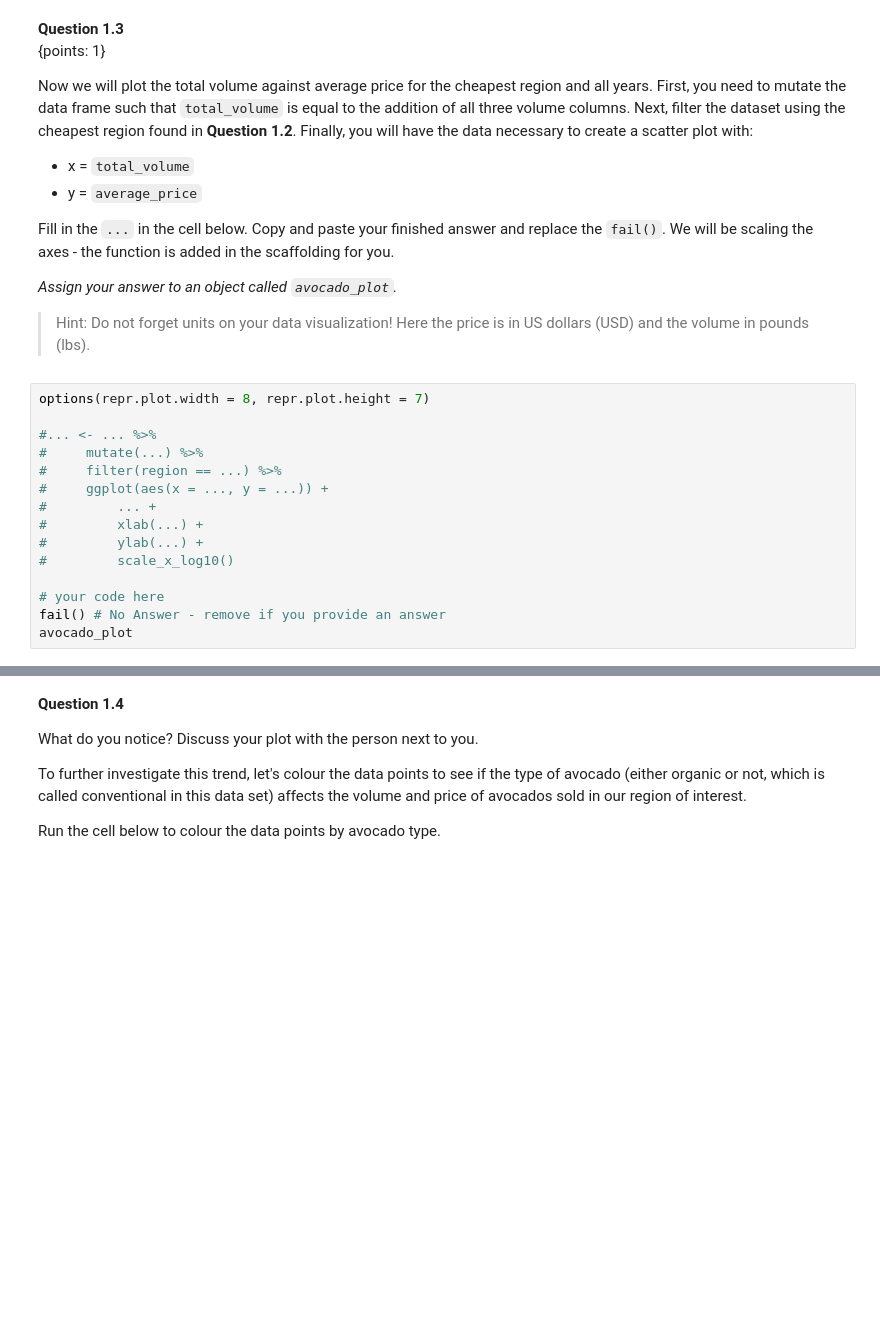
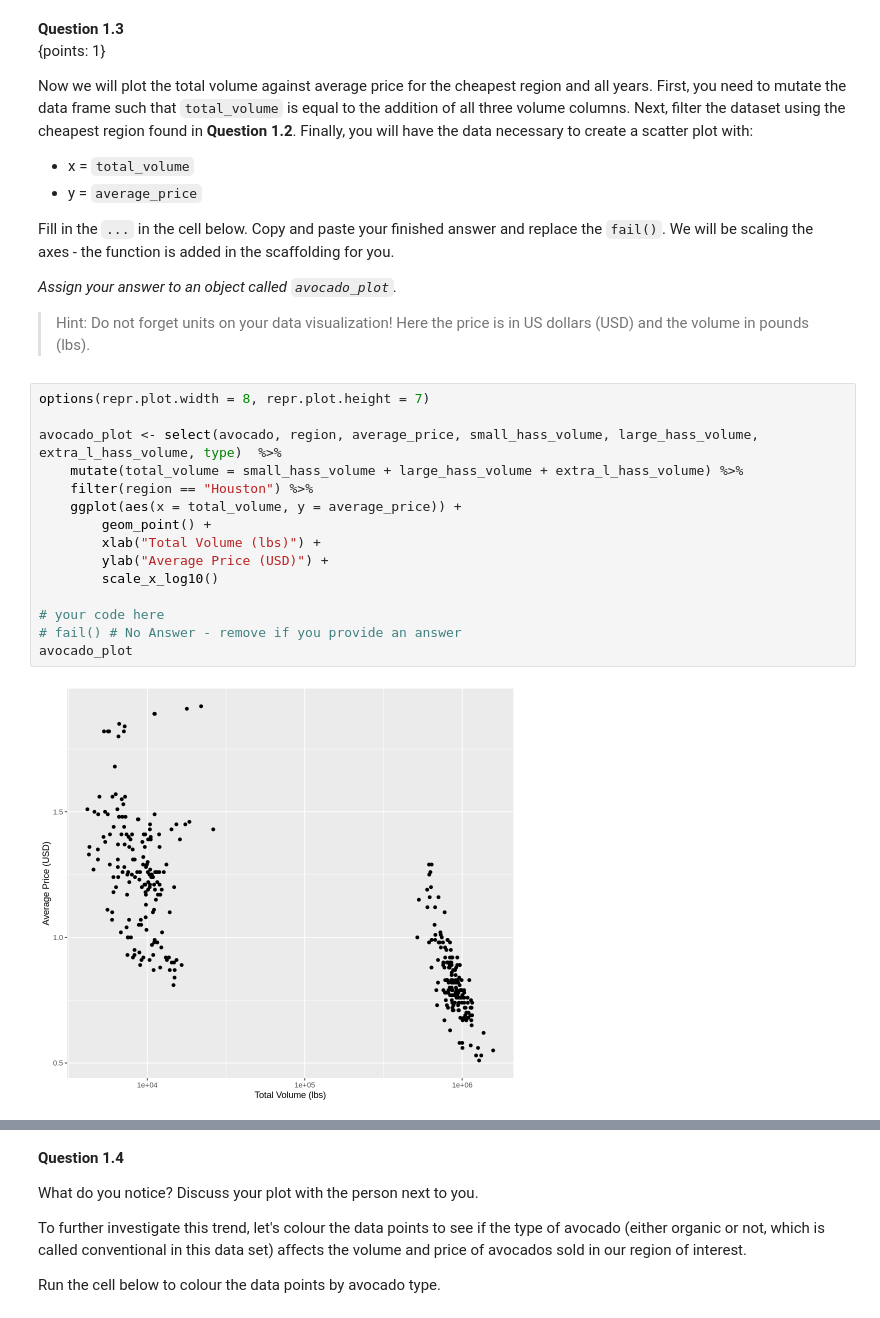
Before and after one commit to kx-chen/dsci, a Jupyter notebook: materials/tutorial_03/tutorial_03.ipynb, the cells around one changed output, grey strips where cells are left out. Cells and saved outputs as stored; diff of their text form; blank space fills up the shorter version.

```diff
--- a/materials/tutorial_03/tutorial_03.ipynb
+++ b/materials/tutorial_03/tutorial_03.ipynb
@@ -205,17 +194,19 @@ Fill in the `...` in the cell below. Copy and paste your finished answer and rep
 # %%
 options(repr.plot.width = 8, repr.plot.height = 7)
 
-#... <- ... %>%
-#     mutate(...) %>%
-#     filter(region == ...) %>%
-#     ggplot(aes(x = ..., y = ...)) +
-#         ... +
-#         xlab(...) +
-#         ylab(...) +
-#         scale_x_log10()
+avocado_plot <- select(avocado, region, average_price, small_hass_volume, large_hass_volume, extra_l_hass_volume, type)  %>%
+    mutate(total_volume = small_hass_volume + large_hass_volume + extra_l_hass_volume) %>%
+    filter(region == "Houston") %>%
+    ggplot(aes(x = total_volume, y = average_price)) +
+        geom_point() +
+        xlab("Total Volume (lbs)") +
+        ylab("Average Price (USD)") +
+        scale_x_log10()
 
 # your code here
-fail() # No Answer - remove if you provide an answer
+# fail() # No Answer - remove if you provide an answer
 avocado_plot
+# %% [output]
+[figure, added]
 # %%
 test_1.3()
```
Also changed, not shown: parts of 39 cells of this notebook.
